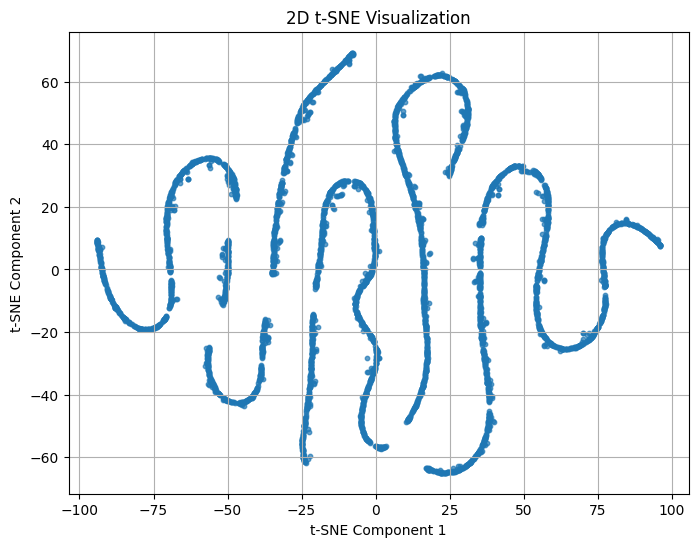
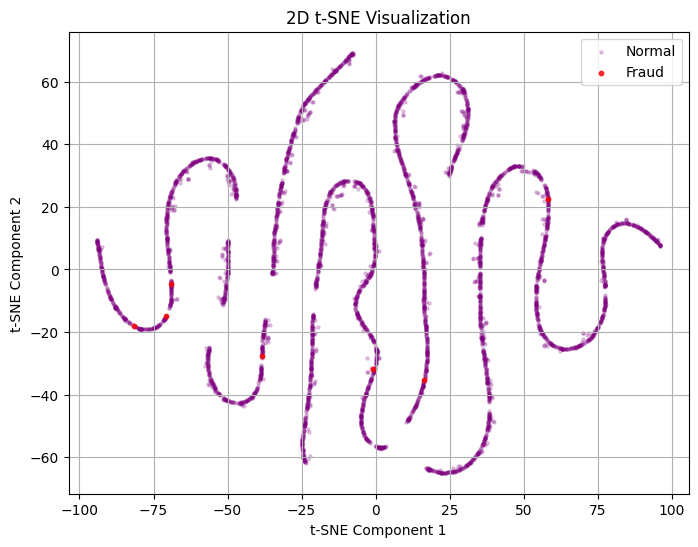
The change to this notebook cell's code, shown as a diff; its figure went from the first image to the second:
--- before
+++ after
@@ -2,8 +2,19 @@
 
 plt.scatter(
-    X_tsne[:,0],
-    X_tsne[:,1],
+    X_tsne[y_sample == 0, 0],
+    X_tsne[y_sample == 0, 1],
+    c='purple',
+    alpha=0.2,
+    s=5,
+    label='Normal'
+)
+
+plt.scatter(
+    X_tsne[y_sample == 1, 0],
+    X_tsne[y_sample == 1, 1],
+    c='red',
+    alpha=0.8,
     s=10,
-    alpha=0.7
+    label='Fraud'
 )
 
@@ -15,4 +26,4 @@
 
 plt.grid(True)
-
+plt.legend()
 plt.show()

Commit: Created using Colab